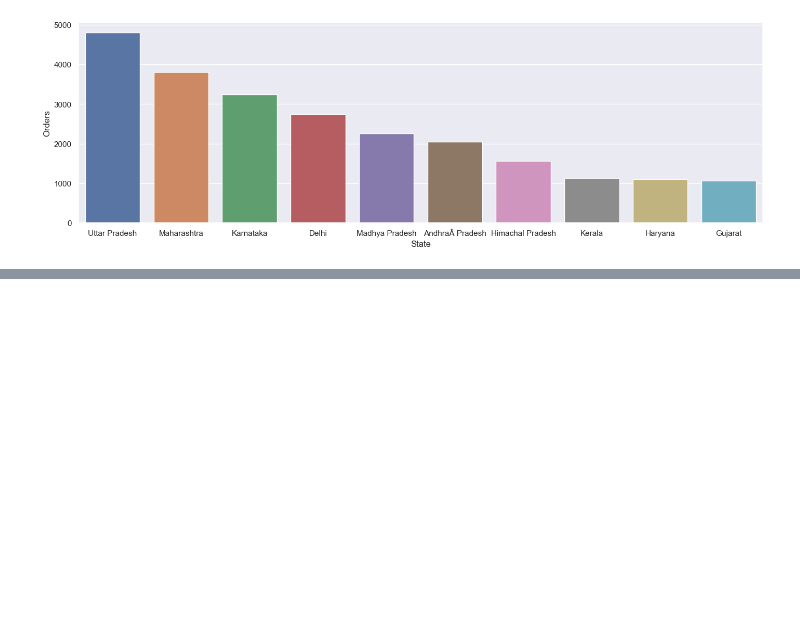
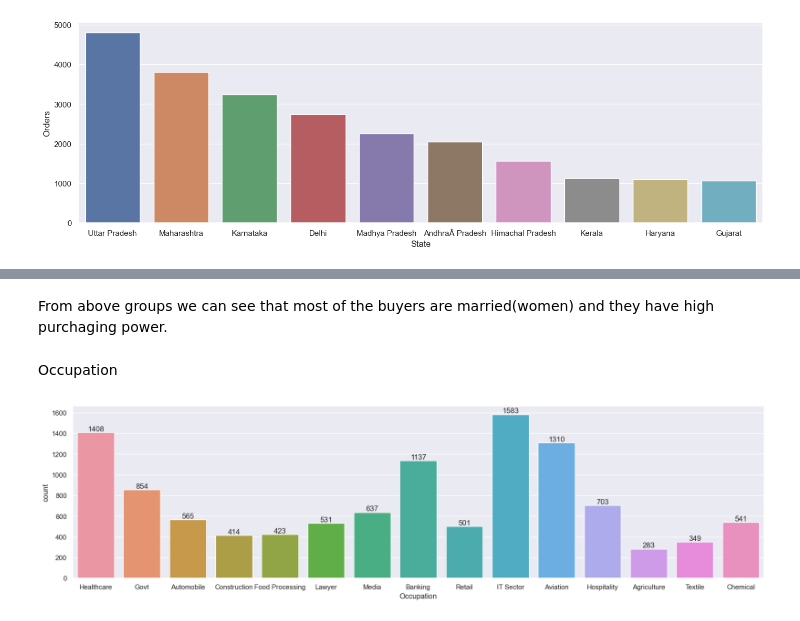
Before and after one commit to ahsanmasum88/diwali_sales_analysis, a Jupyter notebook: diwali_sales_analysis.ipynb, the cells around one changed output, grey strips where cells are left out. Saved outputs shown, nothing was run; the diff lists cells and outputs as text; code cells hidden in the pictures; blank space fills up the shorter version.

```diff
--- a/diwali_sales_analysis.ipynb
+++ b/diwali_sales_analysis.ipynb
@@ -180,0 +199,11 @@ sns.barplot(x = 'State', y = 'Orders', data = sales_state)
+# %% [markdown]
+From above groups we can see that most of the buyers are married(women) and they have high purchaging power.
+# %% [markdown]
+Occupation
+# %%
+ax = sns.countplot(data=df, x = 'Occupation')
+sns.set(rc={'figure.figsize':(20,5)})
+for bars in ax.containers:
+    ax.bar_label(bars)
+# %% [output]
+[figure, added]
```
Also changed, not shown: parts of 16 cells of this notebook, 1 other file.
